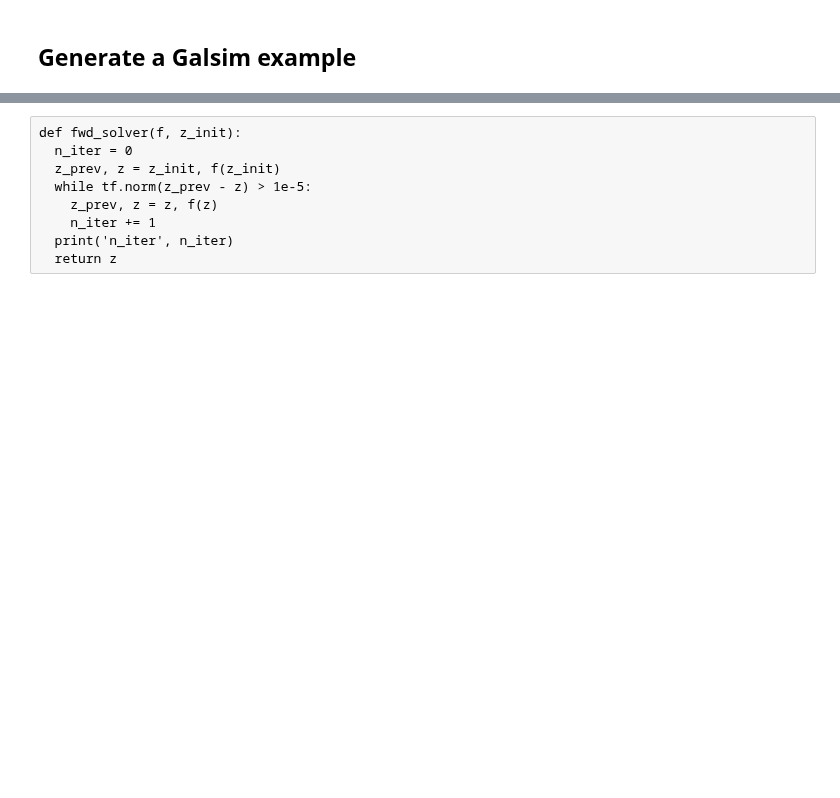
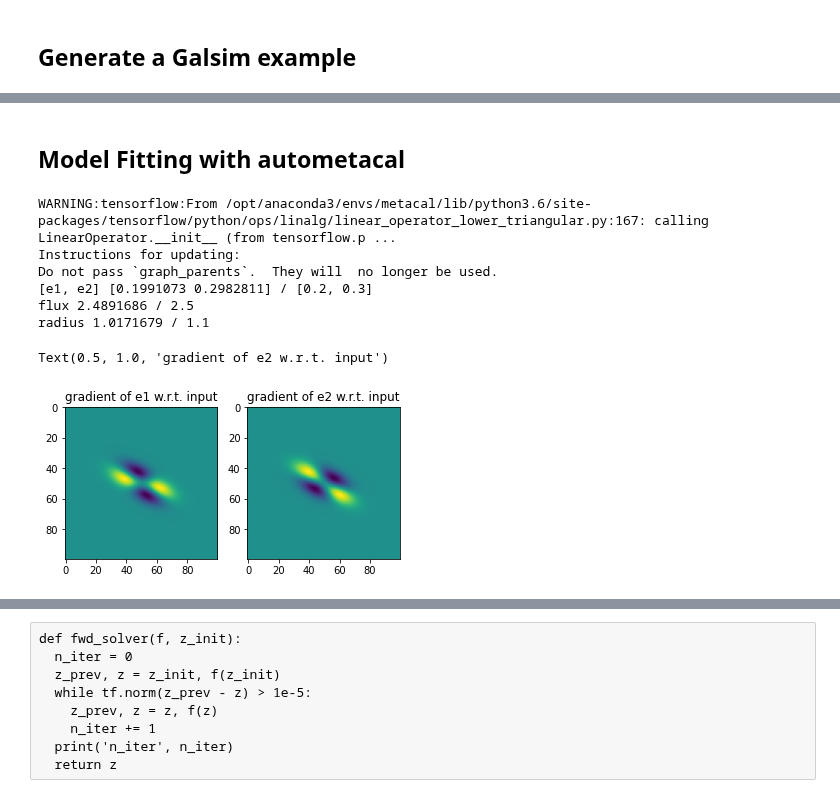
Before and after one commit to CosmoStat/autometacal, a Jupyter notebook: notebooks/ImplicitModelFittingTF.ipynb, the cells around one changed output, grey strips where cells are left out. Cells and saved outputs as stored; diff of their text form; code cells hidden in the pictures; blank space fills up the shorter version.

```diff
--- a/notebooks/ImplicitModelFittingTF.ipynb
+++ b/notebooks/ImplicitModelFittingTF.ipynb
@@ -86,3 +50,35 @@ colorbar()
+# %% [markdown]
+## Model Fitting with autometacal
+# %%
+from autometacal import fitting
+
+with tf.GradientTape() as g:
+  g.watch(im)
+  params, e, flux, radius = fitting.fit_multivariate_gaussian(im, pixel_scale, update_params={'lr':30.})
+
+grad = g.jacobian(e, im)
+
+print('[e1, e2]', e.numpy(), '/', [g1.numpy()[0], g2.numpy()[0]])
+print('flux', flux.numpy(), '/', gal_flux)
+print('radius', radius.numpy(), '/', gal_r0)
+
+# gradients
+subplot(121)
+imshow(grad[0,...])
+title('gradient of e1 w.r.t. input')
+
+subplot(122)
+imshow(grad[1,...])
+title('gradient of e2 w.r.t. input')
+# %% [output]
+WARNING:tensorflow:From /opt/anaconda3/envs/metacal/lib/python3.6/site-packages/tensorflow/python/ops/linalg/linear_operator_lower_triangular.py:167: calling LinearOperator.__init__ (from tensorflow.p ...
+Instructions for updating:
+Do not pass `graph_parents`.  They will  no longer be used.
+[e1, e2] [0.1991073 0.2982811] / [0.2, 0.3]
+flux 2.4891686 / 2.5
+radius 1.0171679 / 1.1
+Text(0.5, 1.0, 'gradient of e2 w.r.t. input')
+[figure, added]
 # %%
 coords = tf.stack(tf.meshgrid(tf.range(-N/2,N/2), tf.range(-N/2,N/2)), axis=-1).numpy()
 # %%
```
Also changed, not shown: parts of 25 cells of this notebook.
